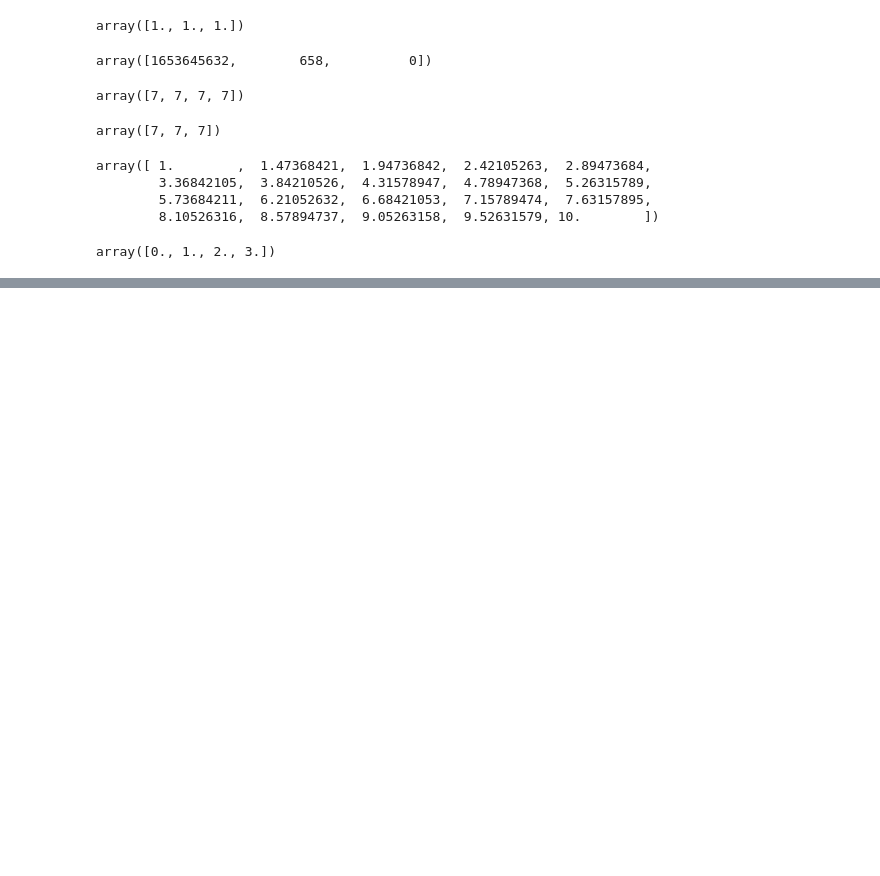
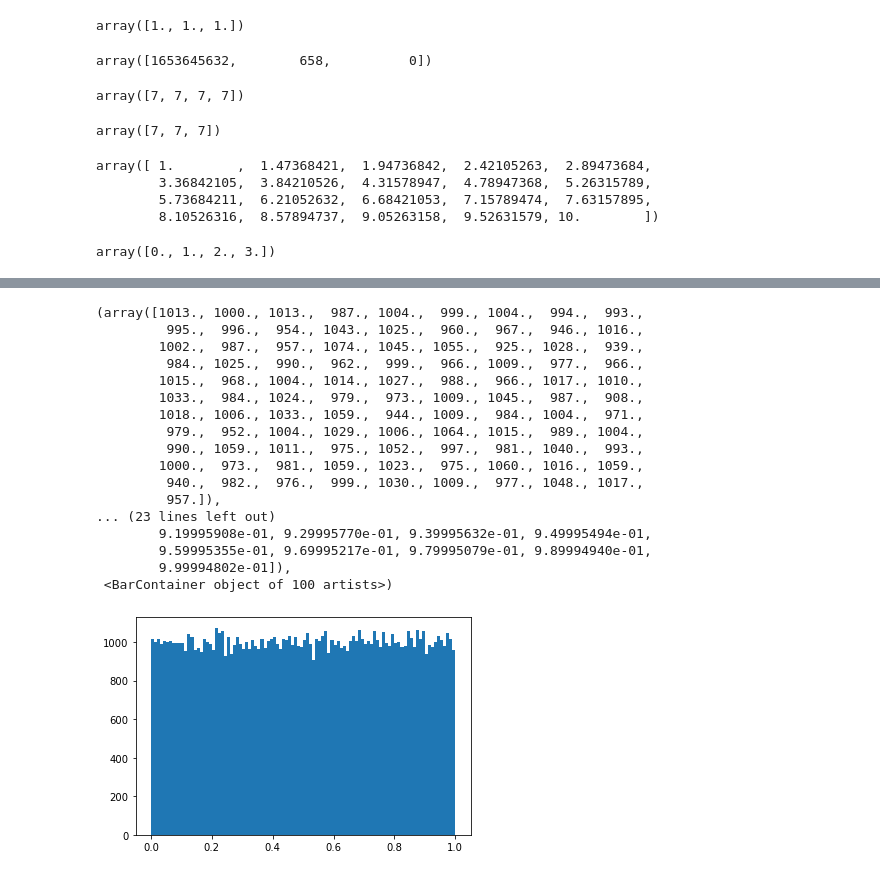
Before and after one commit to MevlutYildiz77/Numpy, a Jupyter notebook: numpy_in_class.ipynb, the cells around one changed output, grey strips where cells are left out. Drawn from its saved outputs; the diff is of its cells as text; code cells hidden in the pictures; blank space fills up the shorter version.

```diff
--- a/numpy_in_class.ipynb
+++ b/numpy_in_class.ipynb
@@ -127,0 +184,22 @@ array([0., 1., 2., 3.])
+# %%
+arr = np.random.rand(99999)
+plt.hist(arr, bins=100)
+# %% [output]
+(array([1013., 1000., 1013.,  987., 1004.,  999., 1004.,  994.,  993.,
+         995.,  996.,  954., 1043., 1025.,  960.,  967.,  946., 1016.,
+        1002.,  987.,  957., 1074., 1045., 1055.,  925., 1028.,  939.,
+         984., 1025.,  990.,  962.,  999.,  966., 1009.,  977.,  966.,
+        1015.,  968., 1004., 1014., 1027.,  988.,  966., 1017., 1010.,
+        1033.,  984., 1024.,  979.,  973., 1009., 1045.,  987.,  908.,
+        1018., 1006., 1033., 1059.,  944., 1009.,  984., 1004.,  971.,
+         979.,  952., 1004., 1029., 1006., 1064., 1015.,  989., 1004.,
+         990., 1059., 1011.,  975., 1052.,  997.,  981., 1040.,  993.,
+        1000.,  973.,  981., 1059., 1023.,  975., 1060., 1016., 1059.,
+         940.,  982.,  976.,  999., 1030., 1009.,  977., 1048., 1017.,
+         957.]),
+... (23 lines left out)
+        9.19995908e-01, 9.29995770e-01, 9.39995632e-01, 9.49995494e-01,
+        9.59995355e-01, 9.69995217e-01, 9.79995079e-01, 9.89994940e-01,
+        9.99994802e-01]),
+ <BarContainer object of 100 artists>)
+[figure, added]
```
Also changed, not shown: parts of 39 cells of this notebook.
